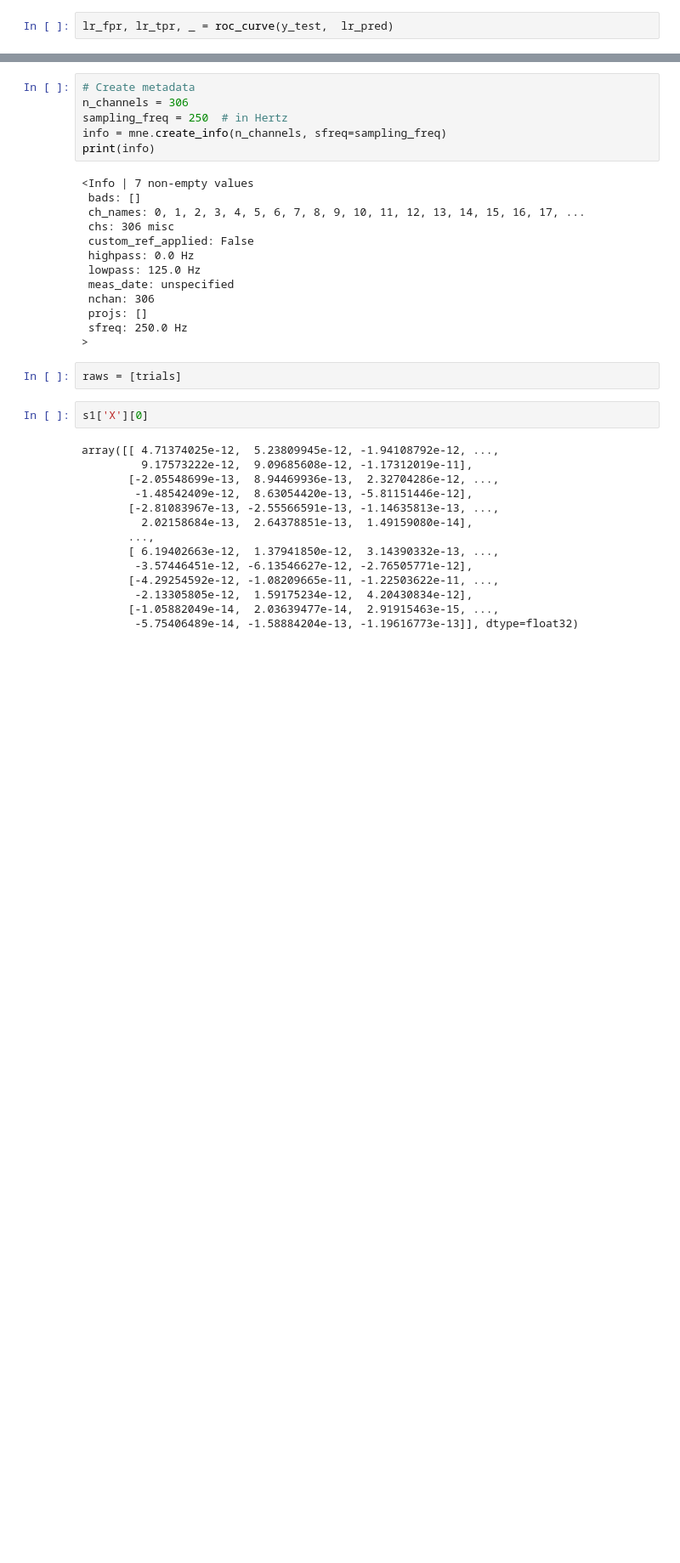
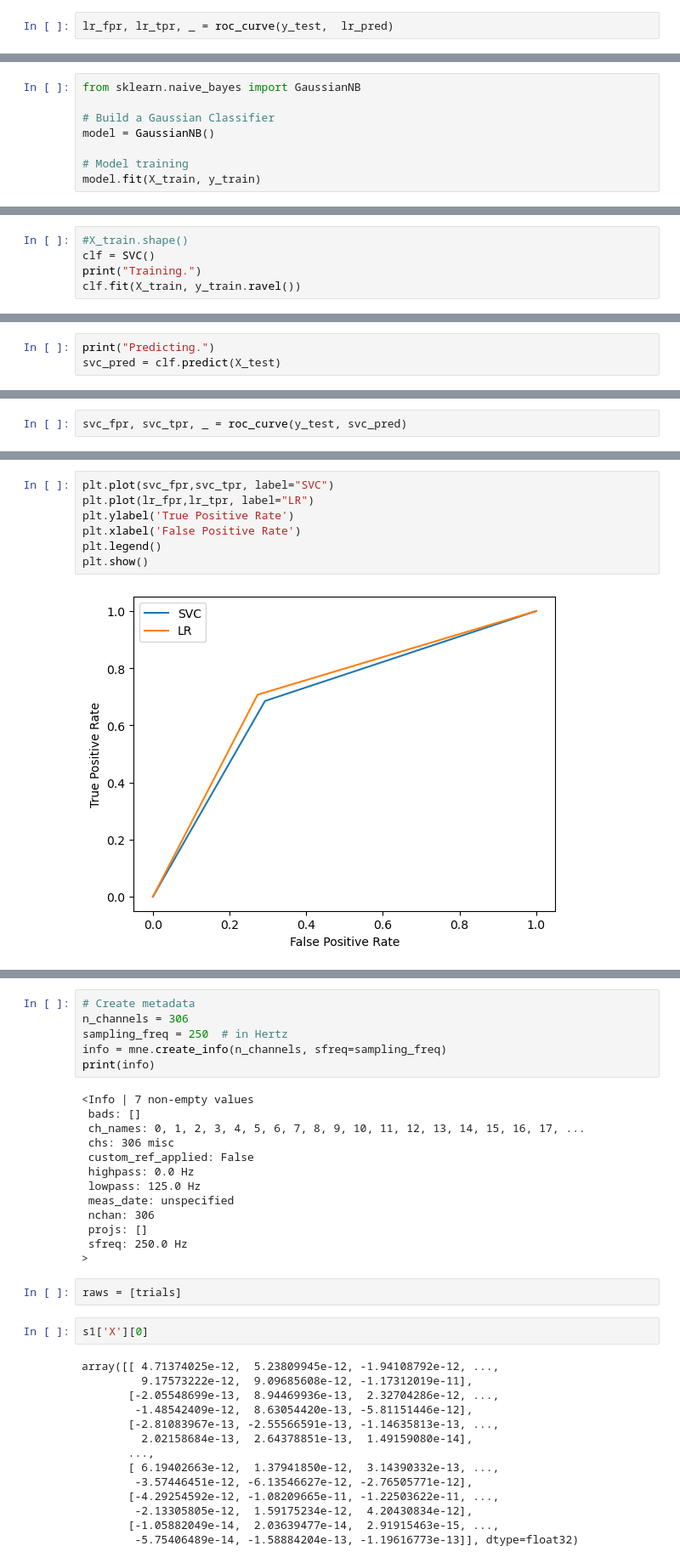
Before and after one commit to joshuagalvez11/brian_meg_ml_analysis, a Jupyter notebook: meg.ipynb, the cells around one changed output, grey strips where cells are left out. Shown at 85% size. Saved outputs shown, nothing was run; the diff lists cells and outputs as text; blank space fills up the shorter version.

Commit message:
multi models added

```diff
--- a/meg.ipynb
+++ b/meg.ipynb
@@ -198,0 +215,8 @@ print(np.asarray((unique, counts)).T)
+# %%
+from sklearn.naive_bayes import GaussianNB
+
+# Build a Gaussian Classifier
+model = GaussianNB()
+
+# Model training
+model.fit(X_train, y_train)
@@ -203,0 +244,5 @@ print(np.asarray((unique, counts)).T)
+# %%
+#X_train.shape()
+clf = SVC()
+print("Training.")
+clf.fit(X_train, y_train.ravel())
@@ -203,0 +252,3 @@ print(np.asarray((unique, counts)).T)
+# %%
+print("Predicting.")
+svc_pred = clf.predict(X_test)
@@ -203,0 +257,2 @@ print(np.asarray((unique, counts)).T)
+# %%
+svc_fpr, svc_tpr, _ = roc_curve(y_test, svc_pred)
@@ -204 +272,10 @@ print(np.asarray((unique, counts)).T)
+# %%
+plt.plot(svc_fpr,svc_tpr, label="SVC")
+plt.plot(lr_fpr,lr_tpr, label="LR")
+plt.ylabel('True Positive Rate')
+plt.xlabel('False Positive Rate')
+plt.legend()
+plt.show()
+# %% [output]
+[figure, added]
 # %%
```
Also changed, not shown: parts of 23 cells of this notebook.
